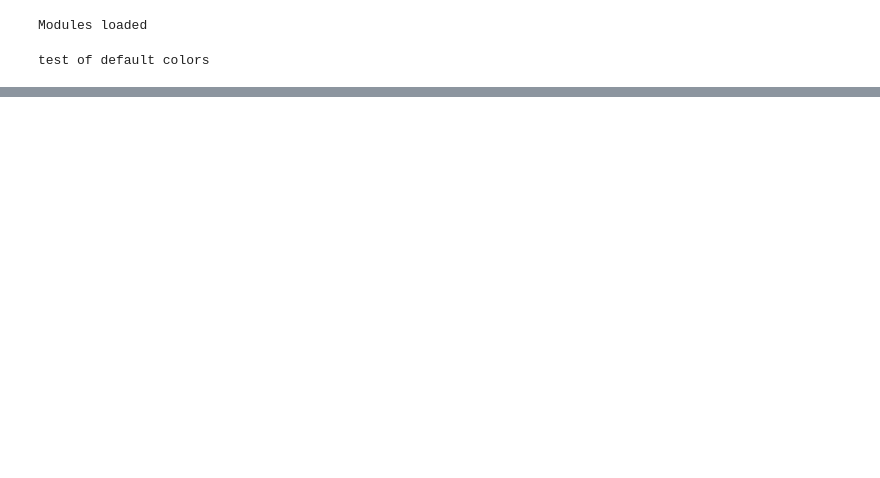
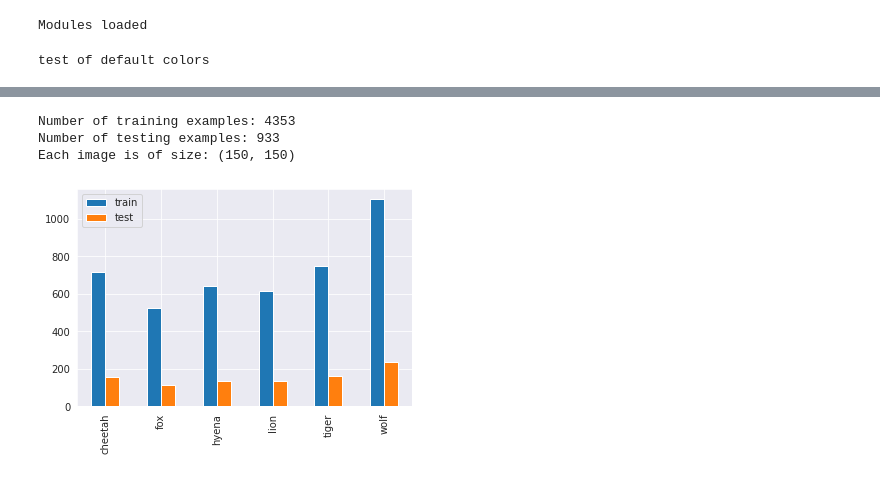
Before and after one commit to Rithvik26/Main_project_Wild_Animals, a Jupyter notebook: Main_Project.ipynb, the cells around one changed output, grey strips where cells are left out. Cells and saved outputs as stored; diff of their text form; code cells hidden in the pictures; blank space fills up the shorter version.

```diff
--- a/Main_Project.ipynb
+++ b/Main_Project.ipynb
@@ -315,0 +392,47 @@ show_image_samples(train_gen)
+# %%
+images=[]
+labels=[]
+IMAGE_SIZE = (150, 150)
+for ind in train_df.index:
+  img_path = train_df['filepaths'][ind]
+  image = cv2.imread(img_path)
+  image = cv2.resize(image, IMAGE_SIZE)
+  images.append(image)
+  labels.append(train_df['labels'][ind])
+train_images = np.array(images, dtype = 'float32')
+train_labels = np.array(labels)
+# %%
+images=[]
+labels=[]
+IMAGE_SIZE = (150, 150)
+for ind in test_df.index:
+  img_path = test_df['filepaths'][ind]
+  image = cv2.imread(img_path)
+  image = cv2.resize(image, IMAGE_SIZE)
+  images.append(image)
+  labels.append(test_df['labels'][ind])
+test_images = np.array(images, dtype = 'float32')
+test_labels = np.array(labels)
+# %%
+n_train = train_labels.shape[0]
+n_test = test_labels.shape[0]
+
+print ("Number of training examples: {}".format(n_train))
+print ("Number of testing examples: {}".format(n_test))
+print ("Each image is of size: {}".format(IMAGE_SIZE))
+# %% [output]
+Number of training examples: 4353
+Number of testing examples: 933
+Each image is of size: (150, 150)
+# %%
+import pandas as pd
+
+_, train_counts = np.unique(train_labels, return_counts=True)
+_, test_counts = np.unique(test_labels, return_counts=True)
+pd.DataFrame({'train': train_counts,
+                    'test': test_counts},
+             index=classes
+            ).plot.bar()
+plt.show()
+# %% [output]
+[figure, added]
```
Also changed, not shown: parts of 22 cells of this notebook.
